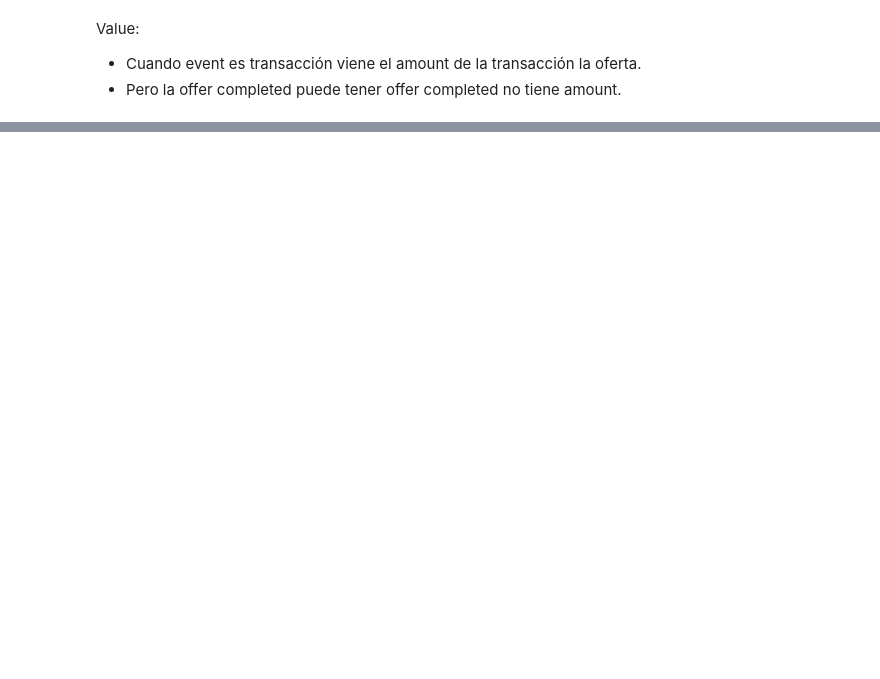
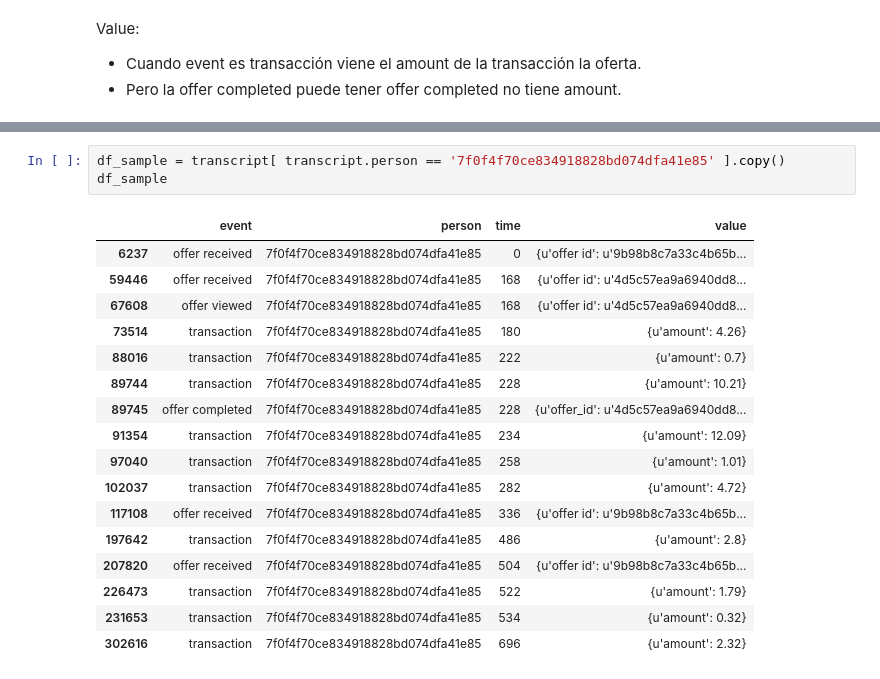
Before and after one commit to Druizm128/starbucks_project, a Jupyter notebook: eda.ipynb, the cells around one changed output, grey strips where cells are left out. Drawn from its saved outputs; the diff is of its cells as text; blank space fills up the shorter version.

```diff
--- a/eda.ipynb
+++ b/eda.ipynb
@@ -196,0 +252,21 @@ transcript.time.plot(kind = 'hist', bins = 20, title = "Distribution of time sin
+# %%
+df_sample = transcript[ transcript.person == '7f0f4f70ce834918828bd074dfa41e85' ].copy()
+df_sample
+# %% [output]
+|  | event | person | time | value |
+| 6237 | offer received | 7f0f4f70ce834918828bd074dfa41e85 | 0 | {u'offer id': u'9b98b8c7a33c4b65b... |
+| 59446 | offer received | 7f0f4f70ce834918828bd074dfa41e85 | 168 | {u'offer id': u'4d5c57ea9a6940dd8... |
+| 67608 | offer viewed | 7f0f4f70ce834918828bd074dfa41e85 | 168 | {u'offer id': u'4d5c57ea9a6940dd8... |
+| 73514 | transaction | 7f0f4f70ce834918828bd074dfa41e85 | 180 | {u'amount': 4.26} |
+| 88016 | transaction | 7f0f4f70ce834918828bd074dfa41e85 | 222 | {u'amount': 0.7} |
+| 89744 | transaction | 7f0f4f70ce834918828bd074dfa41e85 | 228 | {u'amount': 10.21} |
+| 89745 | offer completed | 7f0f4f70ce834918828bd074dfa41e85 | 228 | {u'offer_id': u'4d5c57ea9a6940dd8... |
+| 91354 | transaction | 7f0f4f70ce834918828bd074dfa41e85 | 234 | {u'amount': 12.09} |
+| 97040 | transaction | 7f0f4f70ce834918828bd074dfa41e85 | 258 | {u'amount': 1.01} |
+| 102037 | transaction | 7f0f4f70ce834918828bd074dfa41e85 | 282 | {u'amount': 4.72} |
+| 117108 | offer received | 7f0f4f70ce834918828bd074dfa41e85 | 336 | {u'offer id': u'9b98b8c7a33c4b65b... |
+| 197642 | transaction | 7f0f4f70ce834918828bd074dfa41e85 | 486 | {u'amount': 2.8} |
+| 207820 | offer received | 7f0f4f70ce834918828bd074dfa41e85 | 504 | {u'offer id': u'9b98b8c7a33c4b65b... |
+| 226473 | transaction | 7f0f4f70ce834918828bd074dfa41e85 | 522 | {u'amount': 1.79} |
+| 231653 | transaction | 7f0f4f70ce834918828bd074dfa41e85 | 534 | {u'amount': 0.32} |
+| 302616 | transaction | 7f0f4f70ce834918828bd074dfa41e85 | 696 | {u'amount': 2.32} |
```
Also changed, not shown: parts of 26 cells of this notebook.
